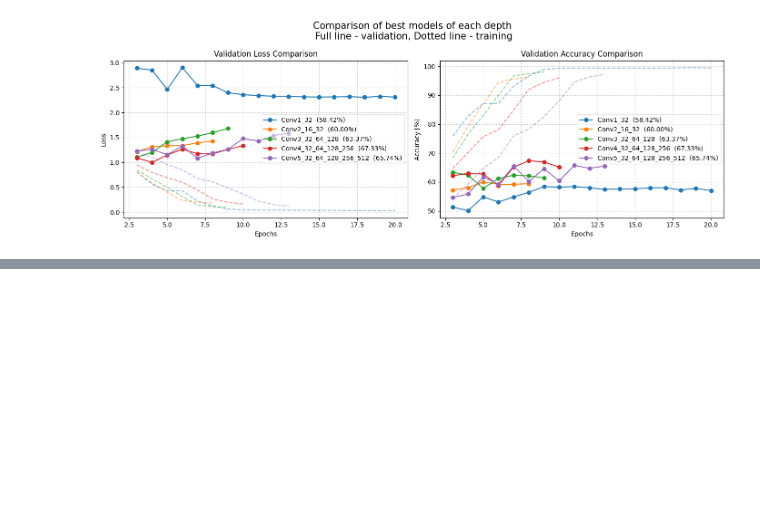
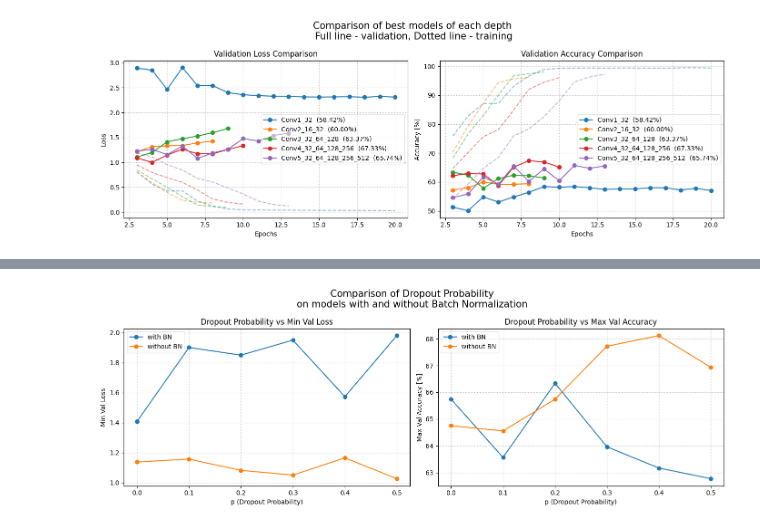
Before and after one commit to marekstorek/trash_classifier, a Jupyter notebook: ml/experiments.ipynb, the cells around one changed output, grey strips where cells are left out. Cells and saved outputs as stored; diff of their text form; code cells hidden in the pictures; blank space fills up the shorter version.

```diff
--- a/ml/experiments.ipynb
+++ b/ml/experiments.ipynb
@@ -200,0 +260,4 @@ compare_models(
+# %%
+plot_dropout_visualization(experiments_bn, experiments_no_bn)
+# %% [output]
+[figure, added]
```
Also changed, not shown: parts of 8 cells of this notebook, 3 other files.
